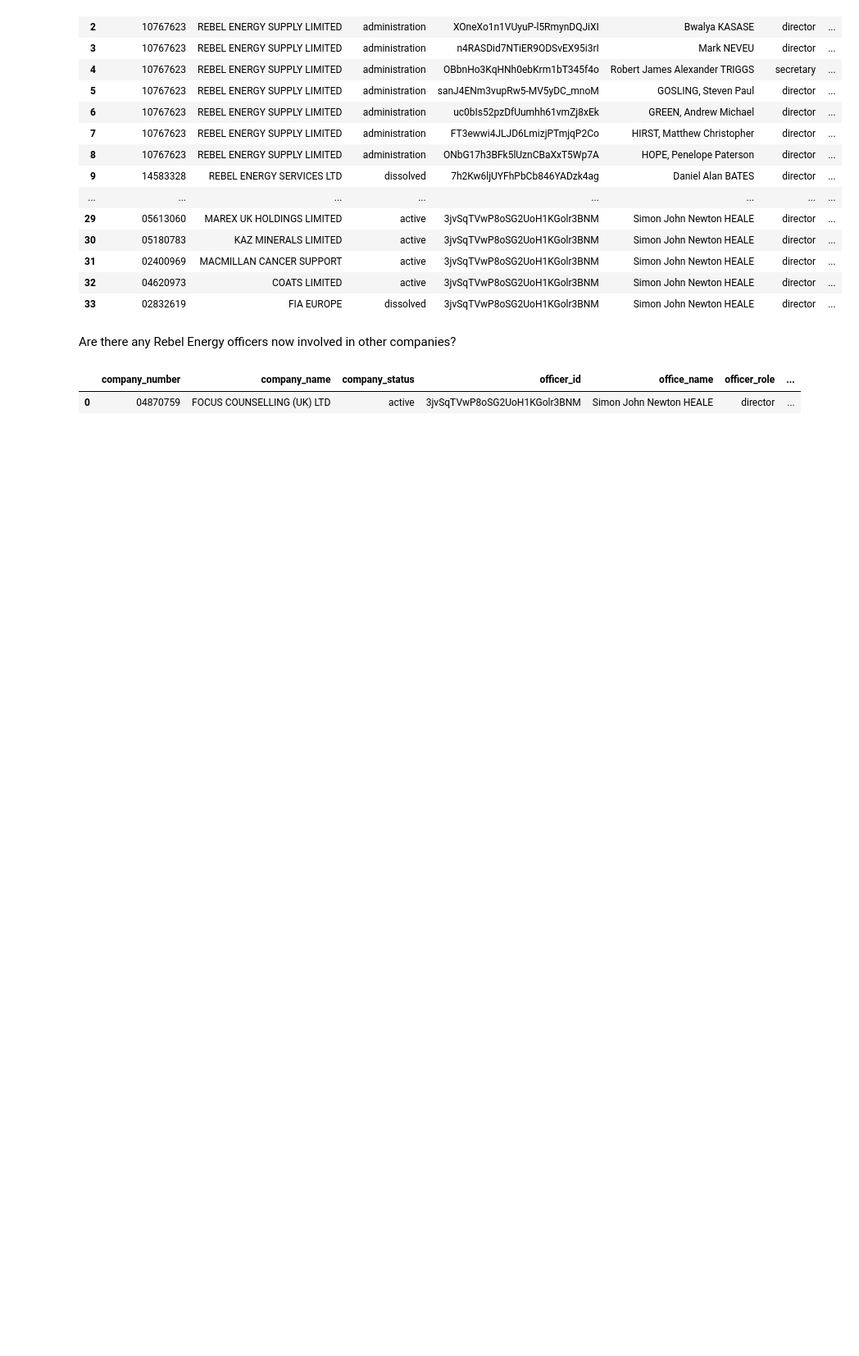
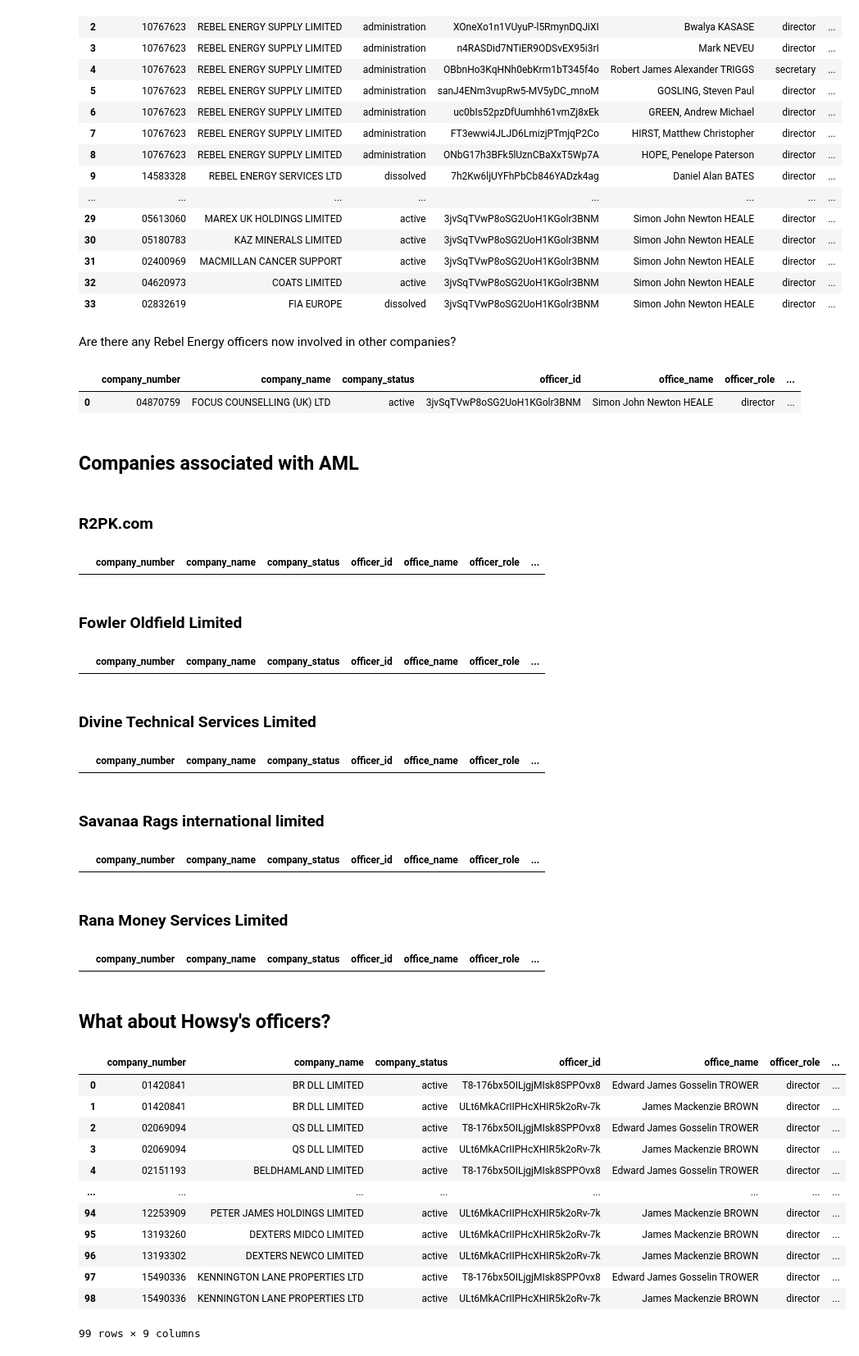
Before and after one commit to jacb1729/Using-Companies-House-API, a Jupyter notebook: Where_are_rebels_officers_now.ipynb, the cells around one changed output. Shown at 82% size. Cells and saved outputs as stored; diff of their text form; code cells hidden in the pictures; blank space fills up the shorter version.

```diff
--- a/Where_are_rebels_officers_now.ipynb
+++ b/Where_are_rebels_officers_now.ipynb
@@ -109,3 +109,53 @@ find_active_company_rows("10952085", "2025-06-01")
 # %% [output]
 |  | company_number | company_name | company_status | officer_id | office_name | officer_role | ... |
 | 0 | 04870759 | FOCUS COUNSELLING (UK) LTD | active | 3jvSqTVwP8oSG2UoH1KGolr3BNM | Simon John Newton HEALE | director | ... |
+# %% [markdown]
+## Companies associated with AML
+# %% [markdown]
+### R2PK.com
+# %%
+find_active_company_rows("05188811", "2010-04-01")
+# %% [output]
+|  | company_number | company_name | company_status | officer_id | office_name | officer_role | ... |
+# %% [markdown]
+### Fowler Oldfield Limited
+# %%
+find_active_company_rows("06700438", "2016-10-01")
+# %% [output]
+|  | company_number | company_name | company_status | officer_id | office_name | officer_role | ... |
+# %% [markdown]
+### Divine Technical Services Limited
+# %%
+find_active_company_rows("09382166", "2019-10-01")
+# %% [output]
+|  | company_number | company_name | company_status | officer_id | office_name | officer_role | ... |
+# %% [markdown]
+### Savanaa Rags international limited
+# %%
+find_active_company_rows("02887068", "2026-04-01")
+# %% [output]
+|  | company_number | company_name | company_status | officer_id | office_name | officer_role | ... |
+# %% [markdown]
+### Rana Money Services Limited
+# %%
+find_active_company_rows("06933082", "2026-04-01")
+# %% [output]
+|  | company_number | company_name | company_status | officer_id | office_name | officer_role | ... |
+# %% [markdown]
+## What about Howsy's officers?
+# %%
+find_active_company_rows("08845607", "2022-04-01")
+# %% [output]
+|  | company_number | company_name | company_status | officer_id | office_name | officer_role | ... |
+| 0 | 01420841 | BR DLL LIMITED | active | T8-176bx5OILjgjMIsk8SPPOvx8 | Edward James Gosselin TROWER | director | ... |
+| 1 | 01420841 | BR DLL LIMITED | active | ULt6MkACrIIPHcXHIR5k2oRv-7k | James Mackenzie BROWN | director | ... |
+| 2 | 02069094 | QS DLL LIMITED | active | T8-176bx5OILjgjMIsk8SPPOvx8 | Edward James Gosselin TROWER | director | ... |
+| 3 | 02069094 | QS DLL LIMITED | active | ULt6MkACrIIPHcXHIR5k2oRv-7k | James Mackenzie BROWN | director | ... |
+| 4 | 02151193 | BELDHAMLAND LIMITED | active | T8-176bx5OILjgjMIsk8SPPOvx8 | Edward James Gosselin TROWER | director | ... |
+| ... | ... | ... | ... | ... | ... | ... | ... |
+| 94 | 12253909 | PETER JAMES HOLDINGS LIMITED | active | ULt6MkACrIIPHcXHIR5k2oRv-7k | James Mackenzie BROWN | director | ... |
+| 95 | 13193260 | DEXTERS MIDCO LIMITED | active | ULt6MkACrIIPHcXHIR5k2oRv-7k | James Mackenzie BROWN | director | ... |
+| 96 | 13193302 | DEXTERS NEWCO LIMITED | active | ULt6MkACrIIPHcXHIR5k2oRv-7k | James Mackenzie BROWN | director | ... |
+| 97 | 15490336 | KENNINGTON LANE PROPERTIES LTD | active | T8-176bx5OILjgjMIsk8SPPOvx8 | Edward James Gosselin TROWER | director | ... |
+| 98 | 15490336 | KENNINGTON LANE PROPERTIES LTD | active | ULt6MkACrIIPHcXHIR5k2oRv-7k | James Mackenzie BROWN | director | ... |
+99 rows × 9 columns
```
Also changed, not shown: 8 other files.
